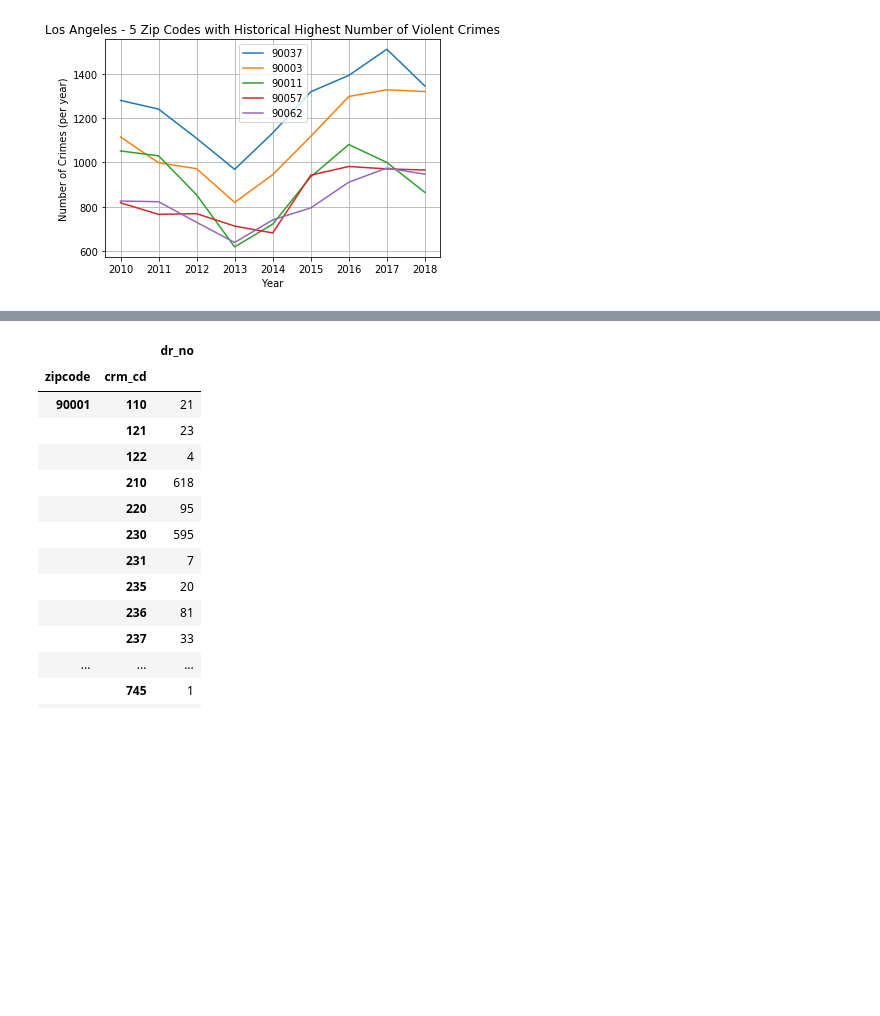
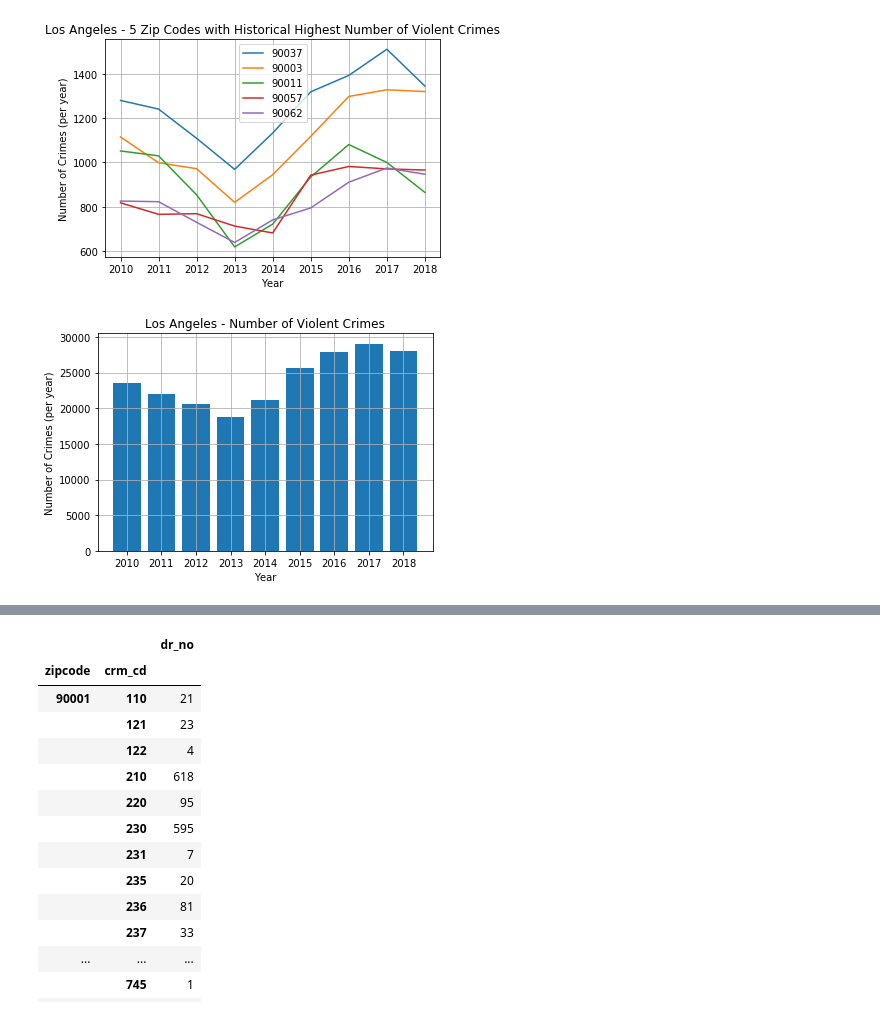
Before and after one commit to frederikdebruyker/Los-Angeles-Crime-Statistics, a Jupyter notebook: los_angeles_crime_statistics.ipynb, the cells around one changed output, grey strips where cells are left out. Drawn from its saved outputs; the diff is of its cells as text; code cells hidden in the pictures; blank space fills up the shorter version.

Commit message:
violent crime historical review overall

```diff
--- a/los_angeles_crime_statistics.ipynb
+++ b/los_angeles_crime_statistics.ipynb
@@ -455,0 +458,22 @@ plt.show()
+# %%
+aggregation = {
+     'dr_no': 'nunique'
+}
+
+overall_v = violent_crime_df.groupby(['year']).agg(aggregation)
+
+overall_v.reset_index(level=0, inplace=True)
+
+# plot lines
+plot_overall_v = plt.bar(overall_v['year'],overall_v['dr_no'])
+# plot layout
+plt.xlabel('Year')
+plt.ylabel('Number of Crimes (per year)')
+plt.title('Los Angeles - Number of Violent Crimes')
+plt.grid(b=None, which='major', axis='both')
+# save plot
+plt.savefig('Los Angeles - Overall Number of Violent Crimes.png')
+# show plot
+plt.show()
+# %% [output]
+[figure, added]
```
Also changed, not shown: parts of 6 cells of this notebook, 1 other file.
